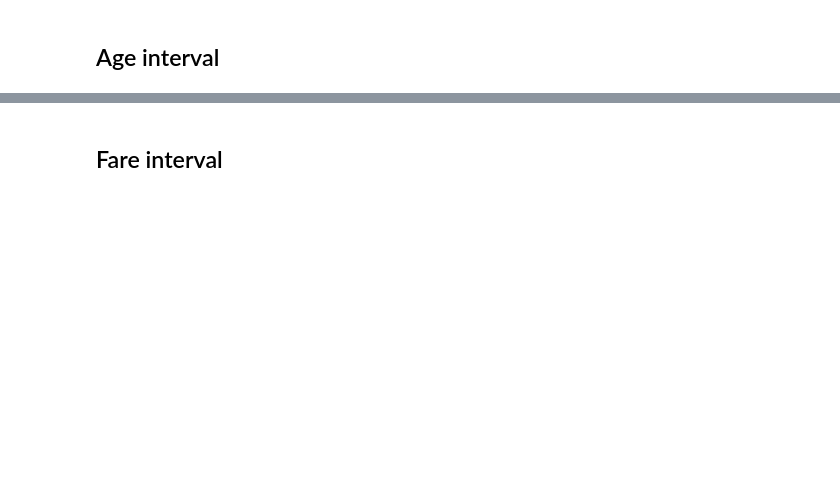
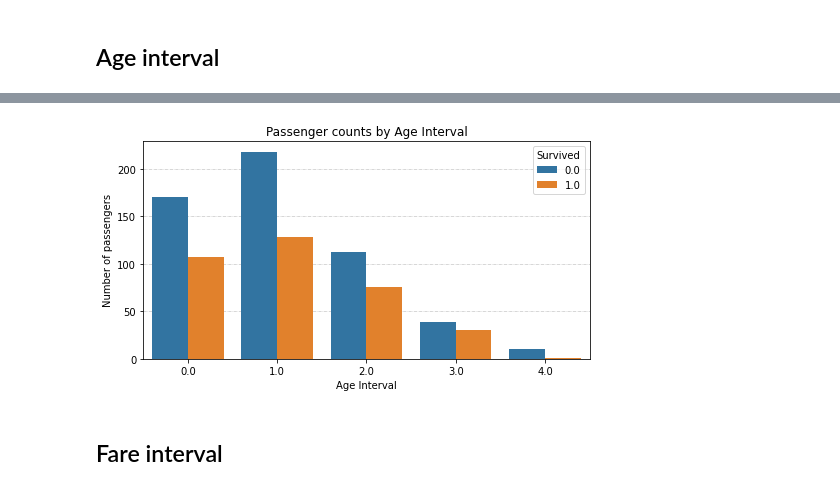
Before and after one commit to isabelBackes/ps1_ex4_nb_to_repo, a Jupyter notebook: Titanic Data Journey.ipynb, the cells around one changed output, grey strips where cells are left out. Cells and saved outputs as stored; diff of their text form; code cells hidden in the pictures; blank space fills up the shorter version.

```diff
--- a/Titanic Data Journey.ipynb
+++ b/Titanic Data Journey.ipynb
@@ -274,4 +274,3 @@ all_df["Family Size"] = all_df["SibSp"] + all_df["Parch"] + 1
 # %%
-# TODO: turn into function
-train_df["Family Size"] = train_df["SibSp"] + train_df["Parch"] + 1
+train_df = feature.add_family_size(train_df)
 # %%
@@ -279,11 +282,5 @@ train_df["Family Size"] = train_df["SibSp"] + train_df["Parch"] + 1
 # %% [markdown]
 ## Age interval
 # %%
-# TODO: turn into function
-all_df["Age Interval"] = 0.0
-all_df.loc[ all_df['Age'] <= 16, 'Age Interval']  = 0
-all_df.loc[(all_df['Age'] > 16) & (all_df['Age'] <= 32), 'Age Interval'] = 1
-all_df.loc[(all_df['Age'] > 32) & (all_df['Age'] <= 48), 'Age Interval'] = 2
-all_df.loc[(all_df['Age'] > 48) & (all_df['Age'] <= 64), 'Age Interval'] = 3
-all_df.loc[ all_df['Age'] > 64, 'Age Interval'] = 4
+all_df = feature.add_age_interval(all_df)
 # %%
@@ -299,5 +297,9 @@ all_df.head()
 # %%
 # Plot count pairs using all_df for the column "Age Interval" and use "Survived" as hue.
+plot_utils.plot_counts(all_df, column="Age Interval", hue="Survived")
+plt.show()
+# %% [output]
+[figure, added]
 # %% [markdown]
 ## Fare interval
 # %%
```
Also changed, not shown: parts of 44 cells of this notebook, 3 other files.
